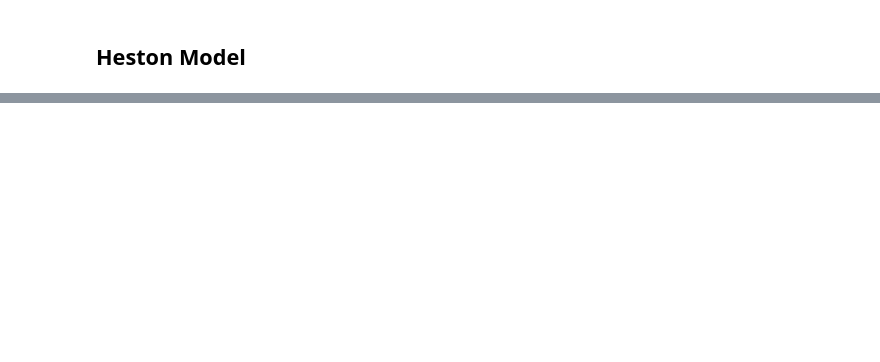
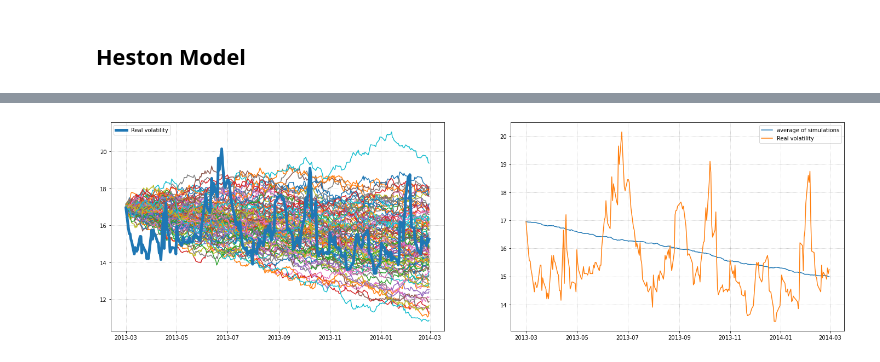
Before and after one commit to aidinattar/Volatility-carry-trading-strategy, a Jupyter notebook: Project.ipynb, the cells around one changed output, grey strips where cells are left out. Cells and saved outputs as stored; diff of their text form; code cells hidden in the pictures; blank space fills up the shorter version.

```diff
--- a/Project.ipynb
+++ b/Project.ipynb
@@ -291,3 +333,19 @@ steps  = 252
+# %%
+Vt2   = UX2_window1.PX_LAST.values**2
+
+n2     = len(Vt2)
+
+P2     = (1/n   *sum((Vt2[i]*Vt2[i-1])**.5 for i in range(1,n)) -
+          1/n**2*sum((Vt2[i]/Vt2[i-1])**.5 for i in range(1,n)) *
+          sum(Vt2[i-1] for i in range(1,n))) / (delta/2 - delta/(2*n**2) * sum(Vt2[i-1] for i in range(1,n)))
+
+k2     = 2/delta * (1 + P*delta/(2*n)*sum(1/Vt2[i-1] for i in range(1,n)) -
+                    1/n*sum((Vt2[i]/Vt2[i-1])**0.5   for i in range(1,n)))
+
+sigma2 = (4/(delta*n)*sum(Vt2[i]**.5 - Vt2[i-1]**.5 -
+                          delta/(2*Vt2[i-1]**.5)*(P-k*Vt2[i-1]) for i in range(1,n)))**.5
+
+theta2 = (P+sigma2**2/2)/k
 # %%
 def heston_pde(  S,   T,     r,     k,  theta,
                v_0, rho, sigma, steps, Npaths):
@@ -337,0 +424,17 @@ plt.show()
+# %%
+fig, ax = plt.subplots(ncols=2, figsize=(24,7))
+
+for k in range(Npaths):
+    col = 'sim' + str(k)
+    ax[0].plot(UX1_window2.index, UX1_window2[col], label='')
+ax[0].plot(UX1_window2.index, UX1_window2.PX_LAST, lw=5, label='Real volatility')
+ax[0].grid(linestyle='dotted')
+ax[0].legend(loc='best')
+
+ax[1].plot(UX1_window2.index, UX1_window2['mean_sim'], label='average of simulations')
+ax[1].plot(UX1_window2.index, UX1_window2.PX_LAST, label='Real volatility')
+ax[1].grid(linestyle='dotted')
+ax[1].legend(loc='best')
+plt.show()
+# %% [output]
+[figure, added]
```
Also changed, not shown: parts of 12 cells of this notebook.
